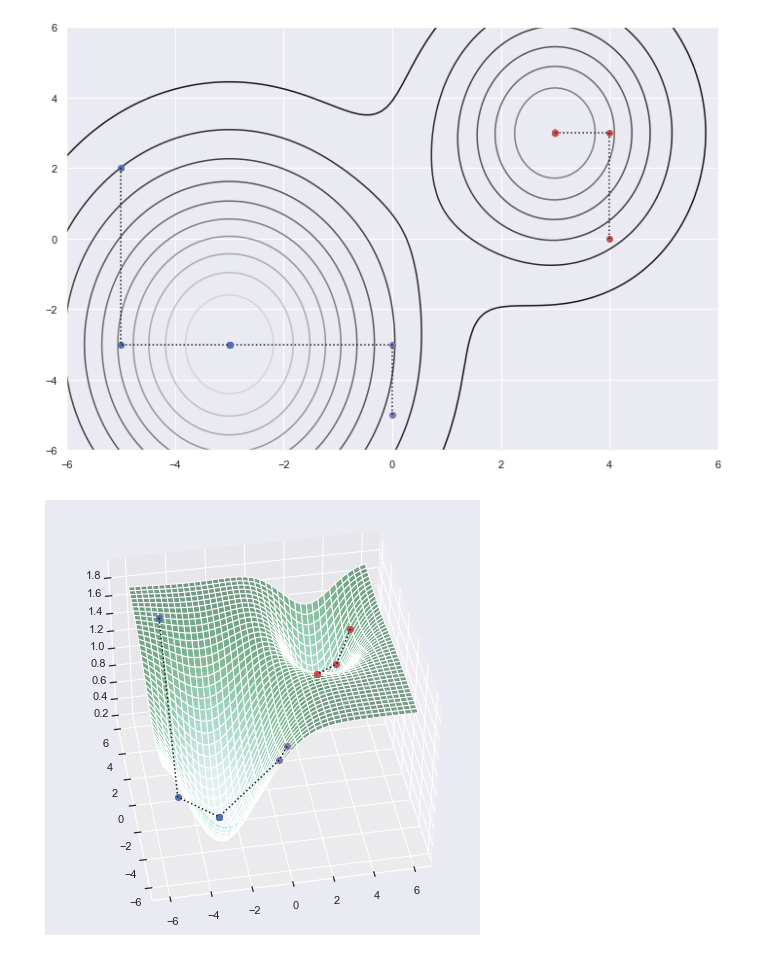
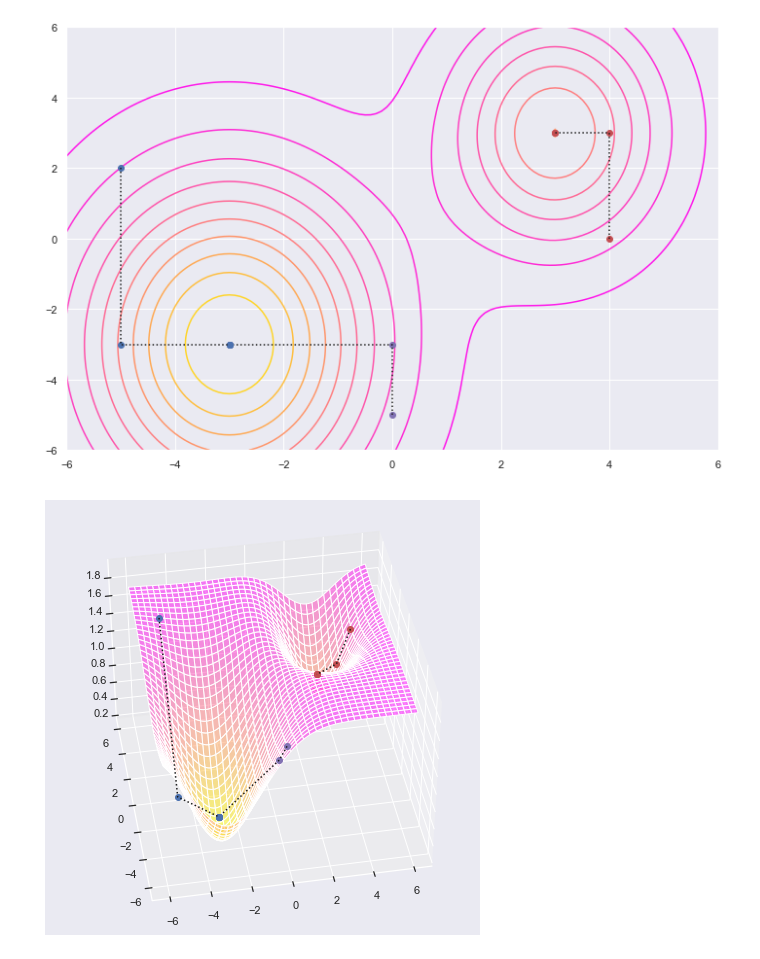
Before and after one commit to qlinhta/my-notes, a Jupyter notebook: notebooks/GradientDescent.ipynb, the cells around one changed output. Saved outputs shown, nothing was run; the diff lists cells and outputs as text; code cells hidden in the pictures.

```diff
--- a/notebooks/GradientDescent.ipynb
+++ b/notebooks/GradientDescent.ipynb
@@ -5,7 +5,7 @@ import scipy.interpolate
 import scipy.optimize
 from matplotlib import rcParams
 
-rcParams.update({'font.size': 18})
+rcParams.update({'font.size': 14})
 import seaborn as sns
 sns.set()
 # %%
@@ -227,7 +227,7 @@ for jj in range(3):
 # %%
 rcParams['figure.figsize'] = [12, 8]
 plt.figure()
-plt.contour(X, Y, F - 1, 10, cmap='binary')
+plt.contour(X, Y, F - 1, 10, cmap='spring_r')
 plt.plot(x1, y1, 'o', color='r')
 plt.plot(x1, y1, ':', color='k')
 plt.plot(x2, y2, 'o', color='m')
@@ -236,17 +236,17 @@ plt.plot(x3, y3, 'o', color='b')
 plt.plot(x3, y3, ':', color='k')
 plt.show()
 # %% [output]
-[figure, old version]
+[figure, new version]
 # %%
 fig, ax = plt.subplots(1, 1, subplot_kw={'projection': '3d'})
-ax.plot_surface(X, Y, F - 0.2, cmap='BuGn', alpha=0.5)
+ax.plot_surface(X, Y, F - 0.2, cmap='spring_r', alpha=0.5)
 ax.plot(x1, y1, f1, 'o', color='r')
 ax.plot(x1, y1, f1, ':', color='k')
 ax.plot(x2, y2, f2, 'o', color='m')
 ax.plot(x2, y2, f2, ':', color='k')
 ax.plot(x3, y3, f3, 'o', color='b')
 ax.plot(x3, y3, f3, ':', color='k')
 ax.view_init(elev=40, azim=-100)
 plt.show()
 # %% [output]
-[figure, old version]
+[figure, new version]
```
Also changed, not shown: parts of 5 cells of this notebook, 4 other files.
